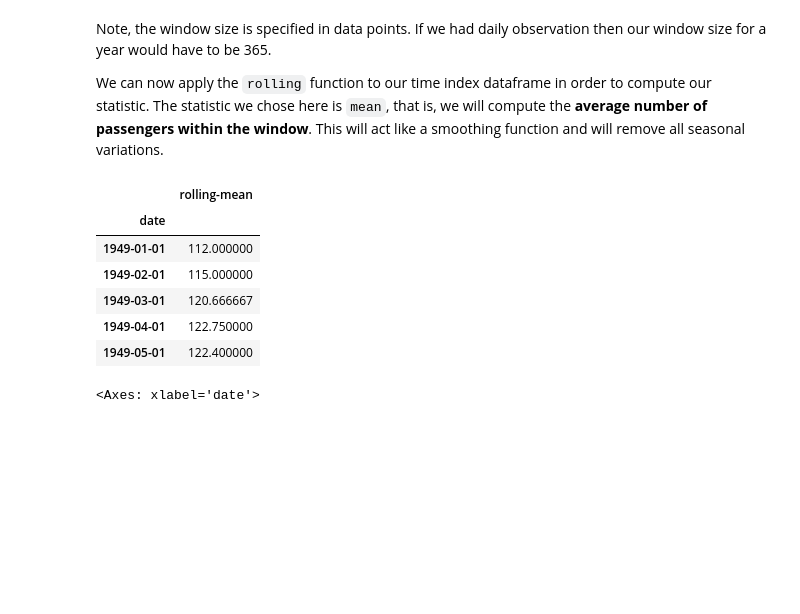
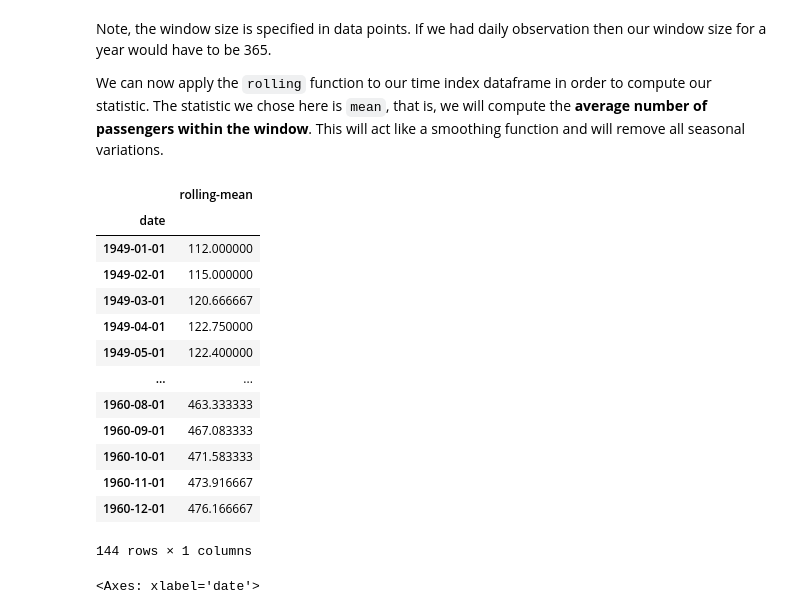
Before and after one commit to lutzhamel/CSC310, a Jupyter notebook: notes/23c-time-series.ipynb, the cells around one changed output. Saved outputs shown, nothing was run; the diff lists cells and outputs as text; code cells hidden in the pictures; blank space fills up the shorter version.

```diff
--- a/notes/23c-time-series.ipynb
+++ b/notes/23c-time-series.ipynb
@@ -98,17 +124,24 @@ We can now apply the `rolling` function to our time index dataframe in order to
 # %%
 air_window_df = air_df\
   .rolling(window_size, min_periods=1)\
   .mean()\
   .set_axis(['rolling-mean'], axis=1)
-air_window_df.head()
+air_window_df
 # %% [output]
 |  | rolling-mean |
 | date |  |
 | 1949-01-01 | 112.000000 |
 | 1949-02-01 | 115.000000 |
 | 1949-03-01 | 120.666667 |
 | 1949-04-01 | 122.750000 |
 | 1949-05-01 | 122.400000 |
+| ... | ... |
+| 1960-08-01 | 463.333333 |
+| 1960-09-01 | 467.083333 |
+| 1960-10-01 | 471.583333 |
+| 1960-11-01 | 473.916667 |
+| 1960-12-01 | 476.166667 |
+144 rows × 1 columns
 # %%
 air_window_df.plot()
 # %% [output]
```
Also changed, not shown: parts of 26 cells of this notebook, 2 other files.
